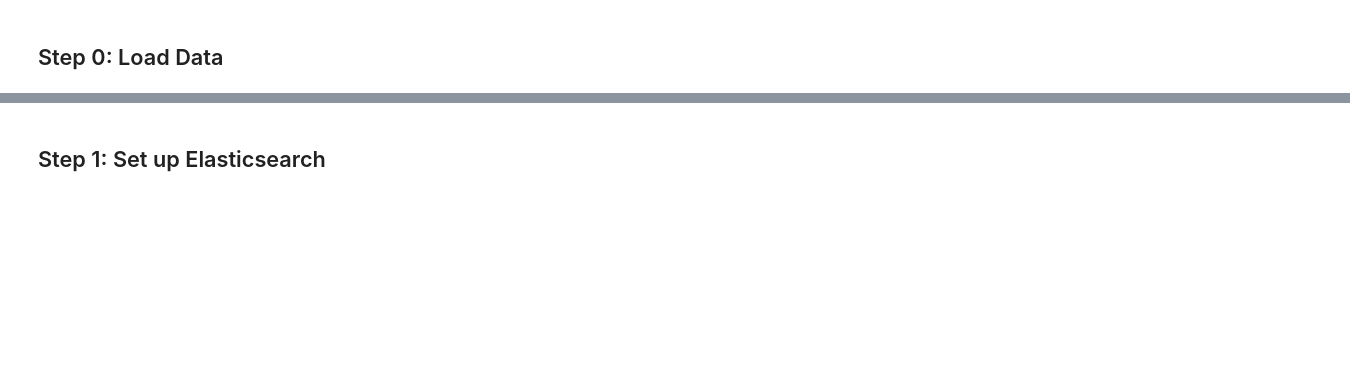
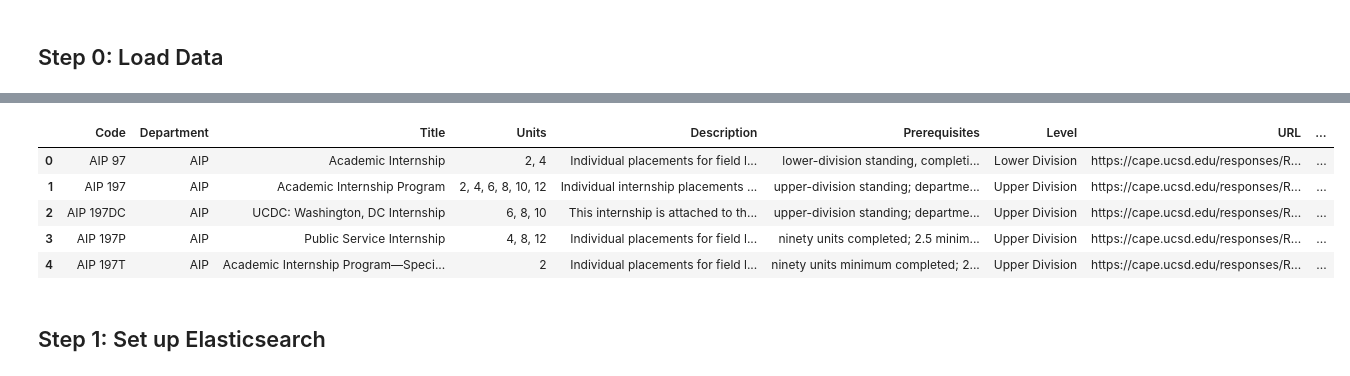
Before and after one commit to toekneeta/UCSDCourseSearch, a Jupyter notebook: notebooks/semantic_elasticsearch.ipynb, the cells around one changed output, grey strips where cells are left out. Drawn from its saved outputs; the diff is of its cells as text; code cells hidden in the pictures; blank space fills up the shorter version.

```diff
--- a/notebooks/semantic_elasticsearch.ipynb
+++ b/notebooks/semantic_elasticsearch.ipynb
@@ -7,7 +7,7 @@ from elasticsearch.helpers import bulk
 # %% [markdown]
 ## Step 0: Load Data
 # %%
-course_info = pd.read_pickle('data/course_catalog_with_embeddings.pkl')
+course_info = pd.read_pickle('../data/course_catalog_with_embeddings.pkl')
 # first column unneeded
 # course_info = course_info.drop(course_info.columns[0], axis=1)
 course_info.head()
@@ -16,3 +15,9 @@ AttributeError: Can't get attribute '_unpickle_block' on <module 'pandas._libs.i
+|  | Code | Department | Title | Units | Description | Prerequisites | Level | URL | ... |
+| 0 | AIP 97 | AIP | Academic Internship | 2, 4 | Individual placements for field l... | lower-division standing, completi... | Lower Division | https://cape.ucsd.edu/responses/R... | ... |
+| 1 | AIP 197 | AIP | Academic Internship Program | 2, 4, 6, 8, 10, 12 | Individual internship placements ... | upper-division standing; departme... | Upper Division | https://cape.ucsd.edu/responses/R... | ... |
+| 2 | AIP 197DC | AIP | UCDC: Washington, DC Internship | 6, 8, 10 | This internship is attached to th... | upper-division standing; departme... | Upper Division | https://cape.ucsd.edu/responses/R... | ... |
+| 3 | AIP 197P | AIP | Public Service Internship | 4, 8, 12 | Individual placements for field l... | ninety units completed; 2.5 minim... | Upper Division | https://cape.ucsd.edu/responses/R... | ... |
+| 4 | AIP 197T | AIP | Academic Internship Program—Speci... | 2 | Individual placements for field l... | ninety units minimum completed; 2... | Upper Division | https://cape.ucsd.edu/responses/R... | ... |
 # %%
 # Elasticsearch will not take tensors
 course_info['Title Embeddings'] = course_info['Title Embeddings'].apply(lambda x: x.tolist())
```
Also changed, not shown: parts of 13 cells of this notebook, 19 other files.
